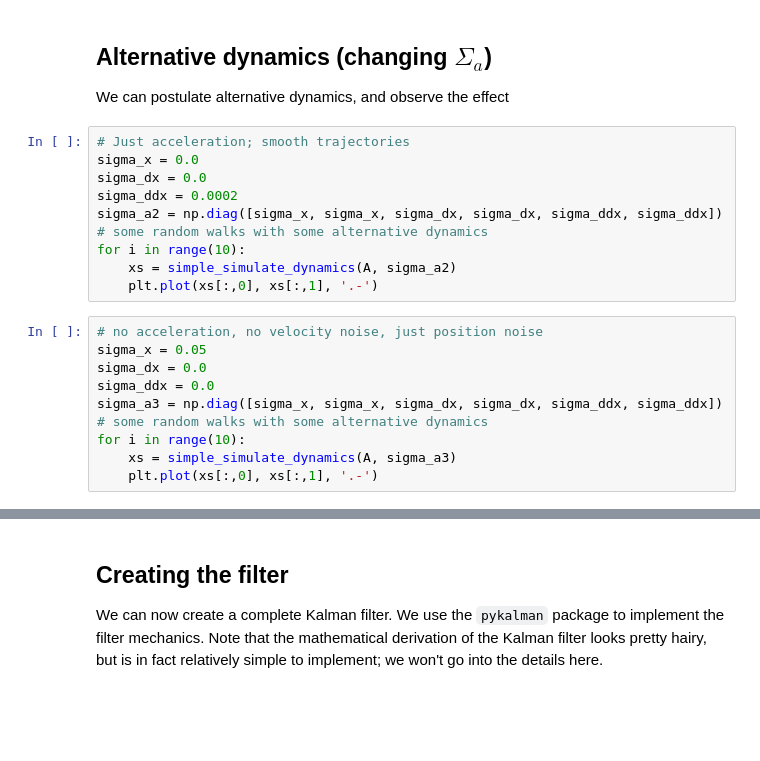
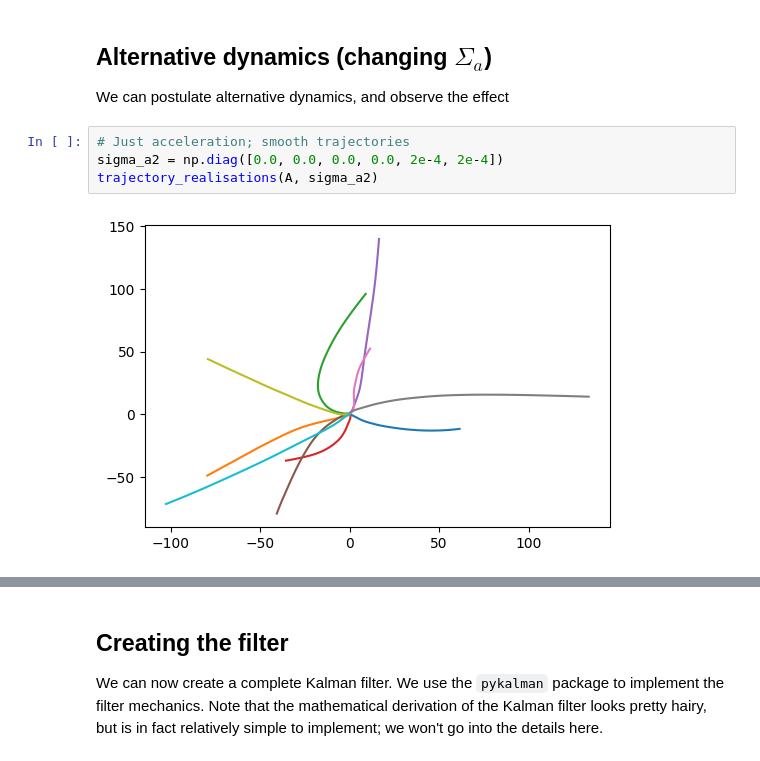
Before and after one commit to johnhw/summerschool2017, a Jupyter notebook: dynamic/kalman_filter.ipynb, the cells around one changed output, grey strips where cells are left out. Cells and saved outputs as stored; diff of their text form; blank space fills up the shorter version.

```diff
--- a/dynamic/kalman_filter.ipynb
+++ b/dynamic/kalman_filter.ipynb
@@ -468,23 +555,9 @@ for i in range(10):
 # %% [markdown]
 ## Alternative dynamics (changing $\Sigma_a$)
 We can postulate alternative dynamics, and observe the effect
-# %%
-# Just acceleration; smooth trajectories
-sigma_x = 0.0
-sigma_dx = 0.0
-sigma_ddx = 0.0002
-sigma_a2 = np.diag([sigma_x, sigma_x, sigma_dx, sigma_dx, sigma_ddx, sigma_ddx])
-# some random walks with some alternative dynamics
-for i in range(10):
-    xs = simple_simulate_dynamics(A, sigma_a2)
-    plt.plot(xs[:,0], xs[:,1], '.-')
-# %%
-# no acceleration, no velocity noise, just position noise
-sigma_x = 0.05
-sigma_dx = 0.0
-sigma_ddx = 0.0
-sigma_a3 = np.diag([sigma_x, sigma_x, sigma_dx, sigma_dx, sigma_ddx, sigma_ddx])
-# some random walks with some alternative dynamics
-for i in range(10):
-    xs = simple_simulate_dynamics(A, sigma_a3)
-    plt.plot(xs[:,0], xs[:,1], '.-')
+# %%
+# Just acceleration; smooth trajectories
+sigma_a2 = np.diag([0.0, 0.0, 0.0, 0.0, 2e-4, 2e-4])
+trajectory_realisations(A, sigma_a2)
+# %% [output]
+[figure, added]
```
Also changed, not shown: parts of 53 cells of this notebook, 2 other files.
